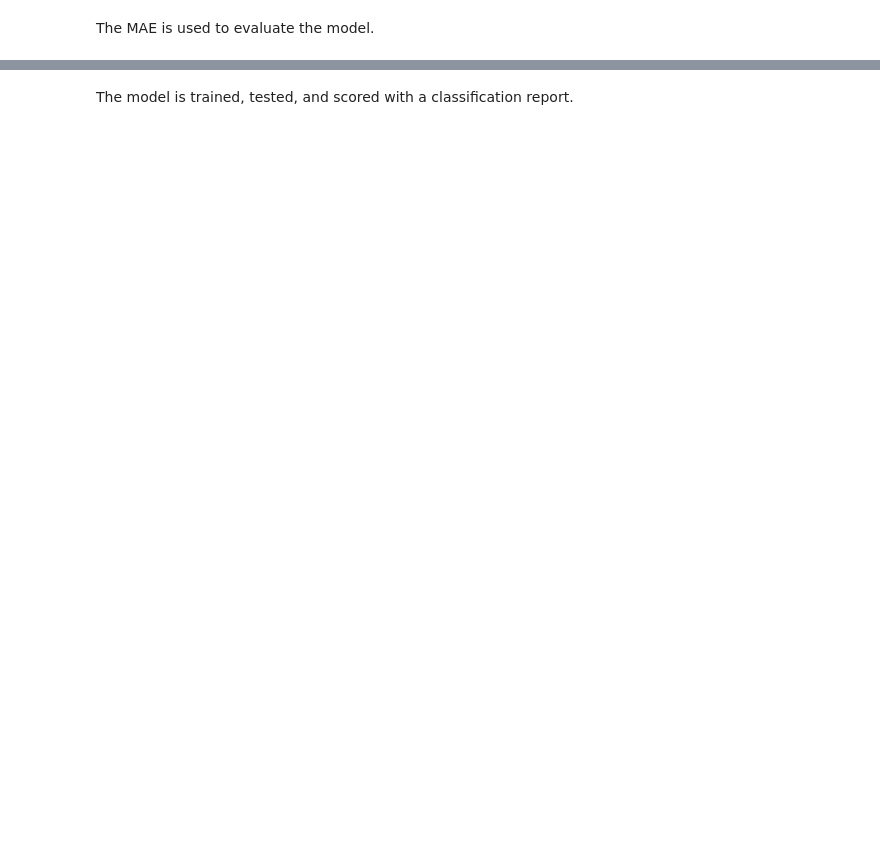
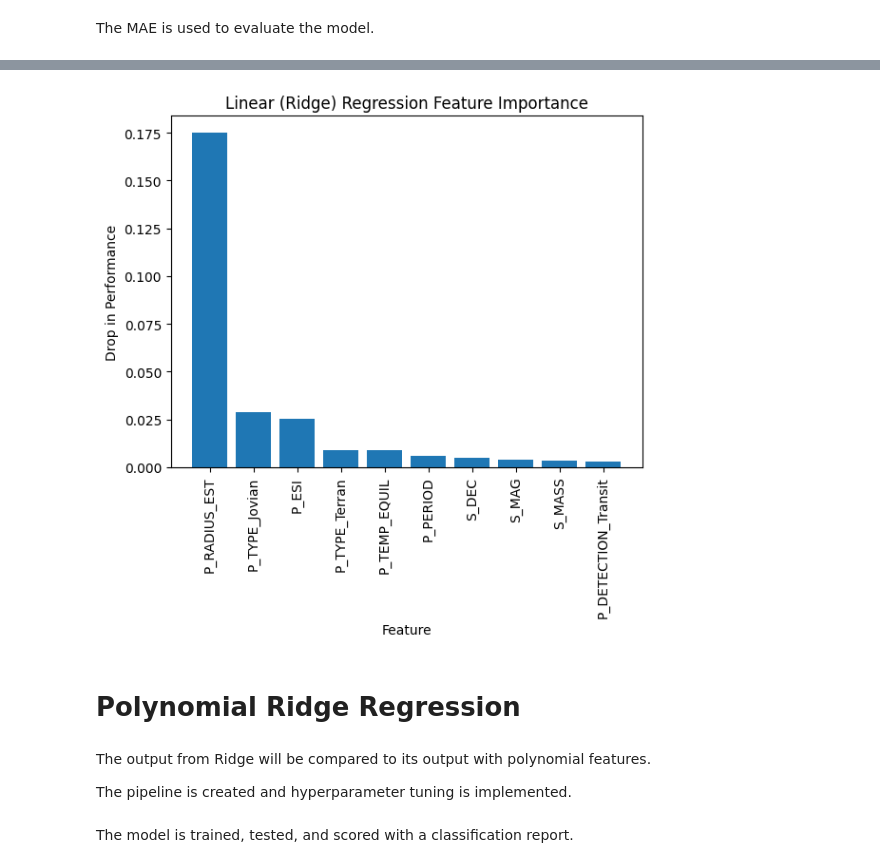
Before and after one commit to Dworlock11/Exoplanet-Machine-Learning-Analysis, a Jupyter notebook: Exoplanet_Habitability_Analysis.ipynb, the cells around one changed output, grey strips where cells are left out. Drawn from its saved outputs; the diff is of its cells as text; code cells hidden in the pictures; blank space fills up the shorter version.

Commit message:
Finished creation of regression models. All results will now be analyzed and insights will be derived.

```diff
--- a/Exoplanet_Habitability_Analysis.ipynb
+++ b/Exoplanet_Habitability_Analysis.ipynb
@@ -459,0 +656,36 @@ The model performs reasonably well across all metrics.
+# %%
+# Extract components
+preprocessor = best_model.named_steps["ridge_preprocessor"]
+ridge = best_model.named_steps["ridge"]
+
+# Remove name of transformer from each feature
+raw_feature_names = preprocessor.get_feature_names_out()
+
+clean_feature_names = [
+    name.split("__", 1)[1] if "__" in name else name
+    for name in raw_feature_names
+]
+
+# Transform X_test into expanded feature space
+X_test_transformed = preprocessor.transform(X_test)
+
+# Run permutation importance on the classifier only
+importances = permutation_importance(ridge, X_test_transformed, y_test, scoring=huber_scorer, n_repeats=10,
+                                     random_state=9, n_jobs=-1)
+
+# Display results
+highest_importances = pd.Series(importances.importances_mean, index=clean_feature_names).sort_values(ascending=False).head(10)
+plt.bar(highest_importances.index, highest_importances)
+plt.xticks(rotation=90)
+plt.title("Linear (Ridge) Regression Feature Importance")
+plt.xlabel("Feature")
+plt.ylabel("Drop in Performance")
+plt.show()
+# %% [output]
+[figure, added]
+# %% [markdown]
+# Polynomial Ridge Regression
+# %% [markdown]
+The output from Ridge will be compared to its output with polynomial features.
+
+The pipeline is created and hyperparameter tuning is implemented.
```
Also changed, not shown: parts of 103 cells of this notebook.
